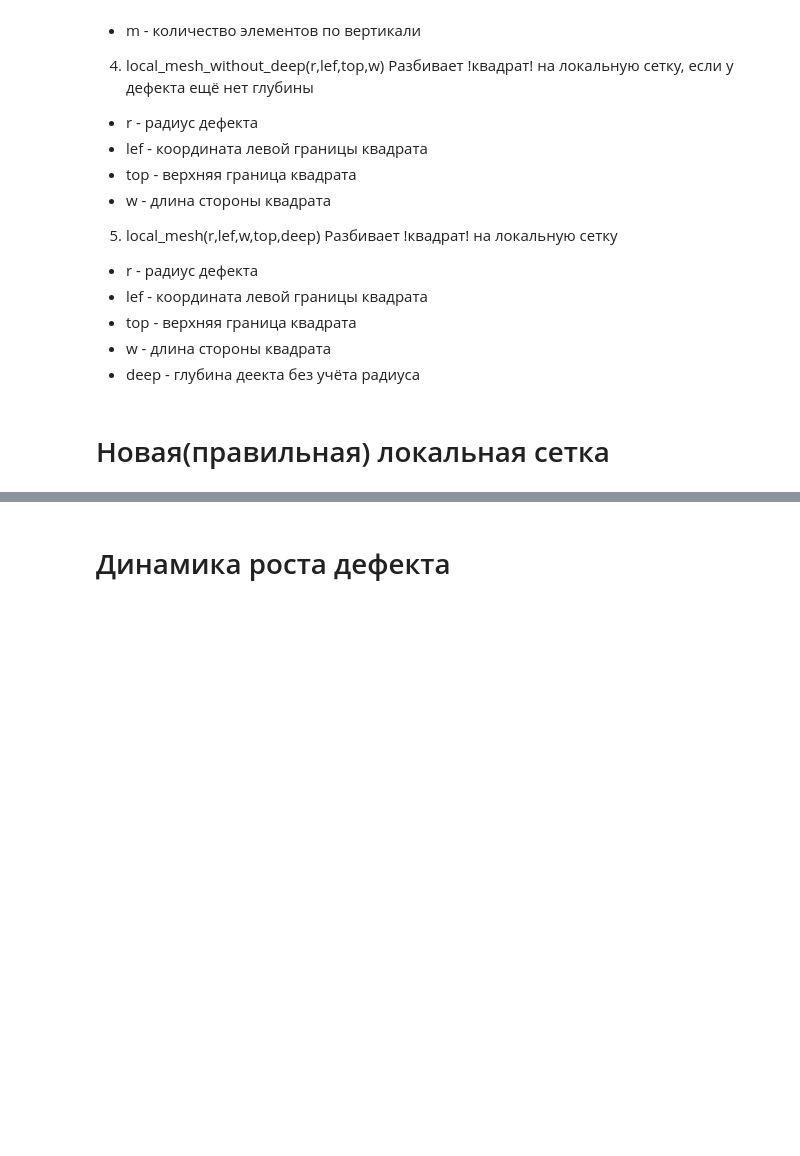
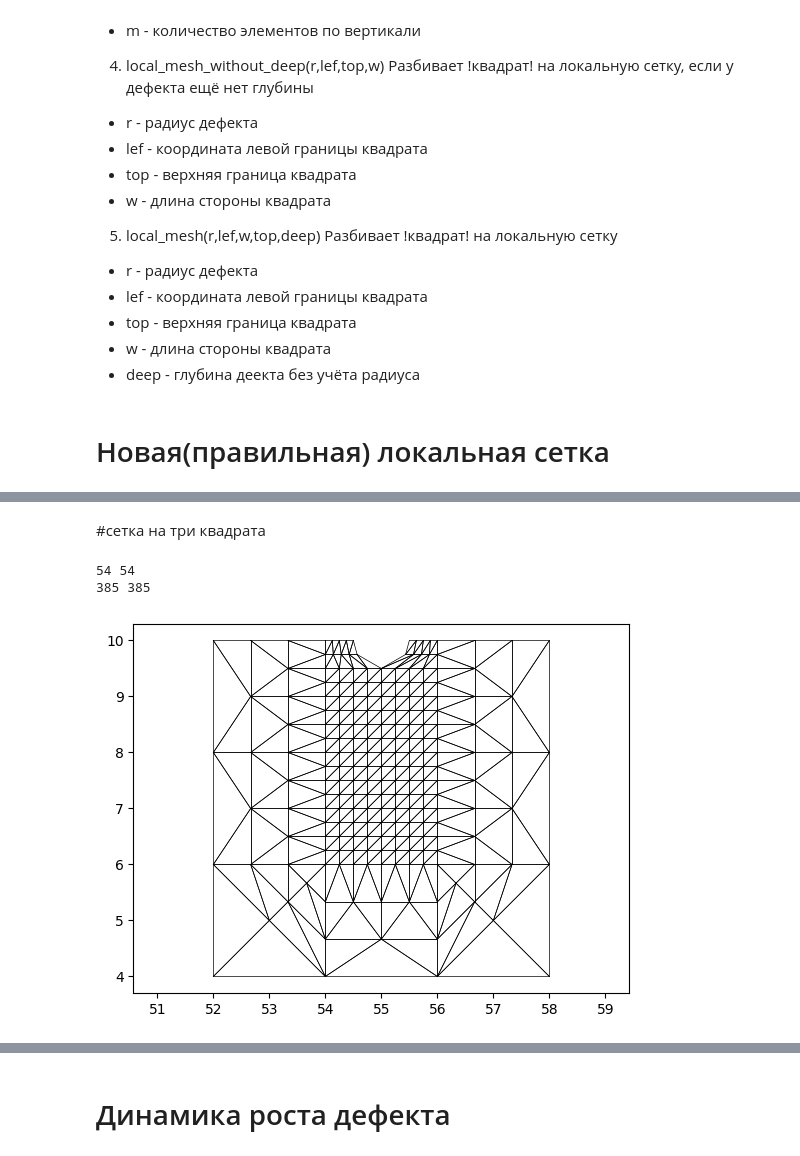
Before and after one commit to Viktorydogger/forFEM, a Jupyter notebook: Новая_задача.ipynb, the cells around one changed output, grey strips where cells are left out. Drawn from its saved outputs; the diff is of its cells as text; code cells hidden in the pictures; blank space fills up the shorter version.

```diff
--- a/Новая_задача.ipynb
+++ b/Новая_задача.ipynb
@@ -732,16 +1121,68 @@ for i in range(0,le):
 # %%
 rig = np.zeros((1,ln*2))
 #нулевой вектор правой части
-rig1 = K0.dot(Ugl)
+rig1 = -K0.dot(Ugl)
 #вектор правой части после умножения на вектор известных премещений
-for i in range(2*ln): #учёт нулей
+for i in range(2*ln): #учёт не нулей
     if abs(Ugl[i])>0:
-        rig1[i] = 0
         K0[i,:] = K0[i,:]*0
         K0[:,i] = K0[:,i]*0
         K0[i,i] = 1
-Ufin = np.linalg.solve(K0,-rig1)
+        rig1[i]=0
+Ufin = np.linalg.solve(K0,rig1)
+
 #print(len(Ugl),len(Ufin))
 #for i in range(len(Ufin)):
- #   print(Ugl[i],Ufin[i])
+  #print(Ugl[i],Ufin[i])
+  #if abs(Ugl[i])>0:
+    #Ufin[i]=Ugl[i]
+    #print(1,Ugl[i],Ufin[i])
 Ufin = Ufin+Ugl
+# %% [markdown]
+#сетка на три квадрата
+# %%
+left_b = h*5+2*h/5
+right_b = 5*h+3*h/5
+NLgl,ELgl = local_mesh1(delta,left_b,h,h/5)
+ELgl = ELgl - np.ones((ELgl.shape[0],ELgl.shape[1]))
+ELgl = ELgl.astype(int)
+ln = len(NLgl)
+le = len(ELgl)
+left_b=left_b-h/5
+right_b=right_b+h/5
+Ugl = np.zeros((ln*2,1))
+for i in range(len(NL)):
+    if abs(left_b-NL[i,0])<h/1000 or abs(right_b-NL[i,0])<h/1000 or abs(4-NL[i,1])<h/1000:
+        for j in range(ln):
+          if abs(NLgl[j,0]-NL[i,0])<h/10000 and abs(NLgl[j,1]-NL[i,1])<h/10000:
+              #print(NLgl[j,0],NL[i,0],NLgl[j,1],NL[i,1])
+              #print(U[i*2],U[i*2+1])
+              Ugl[j*2] = U[i*2]
+              Ugl[j*2+1] = U[i*2+1]
+K0 = np.zeros((ln*2,ln*2))
+for i in range(0,le):
+    ind = ELgl[i,:]
+    K0 = sum_K(K0,make_K(i,ELgl,NLgl,D),ind,i)
+rig = np.zeros((1,ln*2))
+#нулевой вектор правой части
+rig1 = -K0.dot(Ugl)
+#вектор правой части после умножения на вектор известных премещений
+for i in range(2*ln): #учёт не нулей
+    if abs(Ugl[i])>0:
+        K0[i,:] = K0[i,:]*0
+        K0[:,i] = K0[:,i]*0
+        K0[i,i] = 1
+        rig1[i]=0
+Ufin = np.linalg.solve(K0,rig1)
+
+#print(len(Ugl),len(Ufin))
+#for i in range(len(Ufin)):
+  #print(Ugl[i],Ufin[i])
+  #if abs(Ugl[i])>0:
+    #Ufin[i]=Ugl[i]
+    #print(1,Ugl[i],Ufin[i])
+Ufin = Ufin+Ugl
+# %% [output]
+54 54
+385 385
+[figure, added]
```
Also changed, not shown: parts of 51 cells of this notebook.
